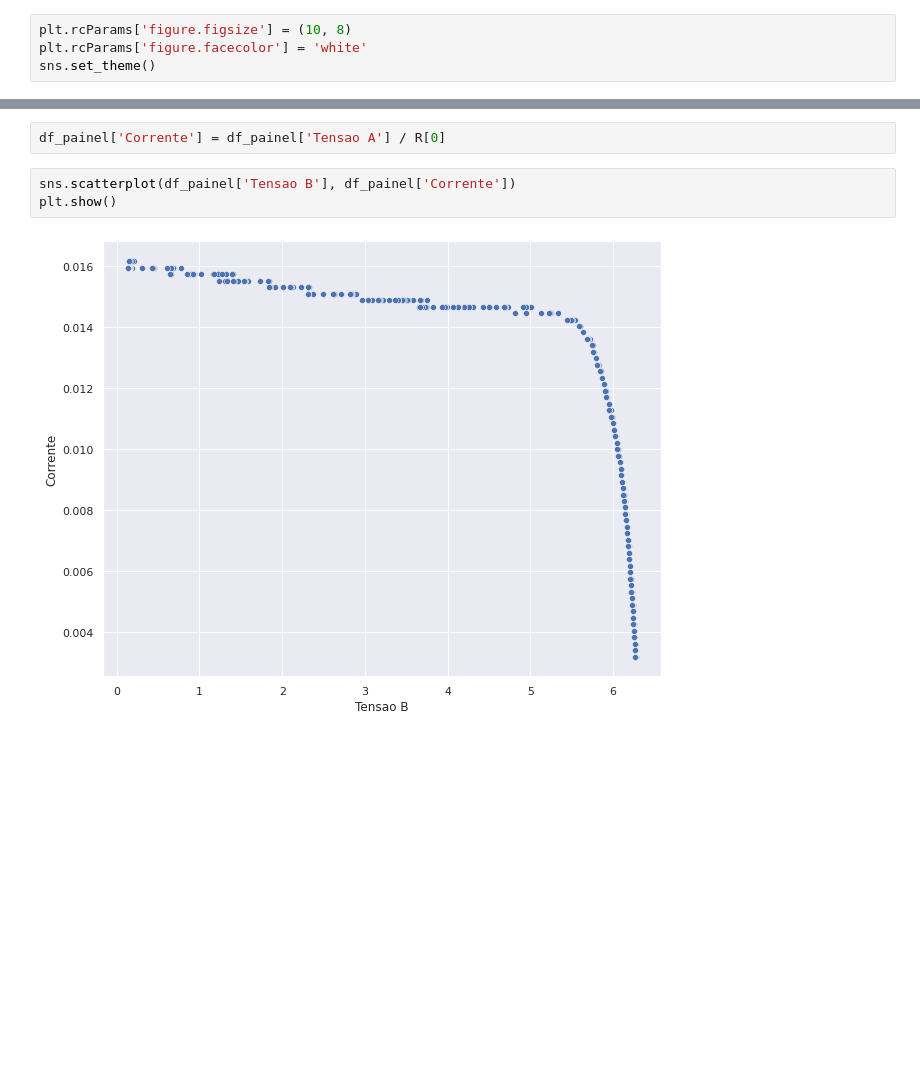
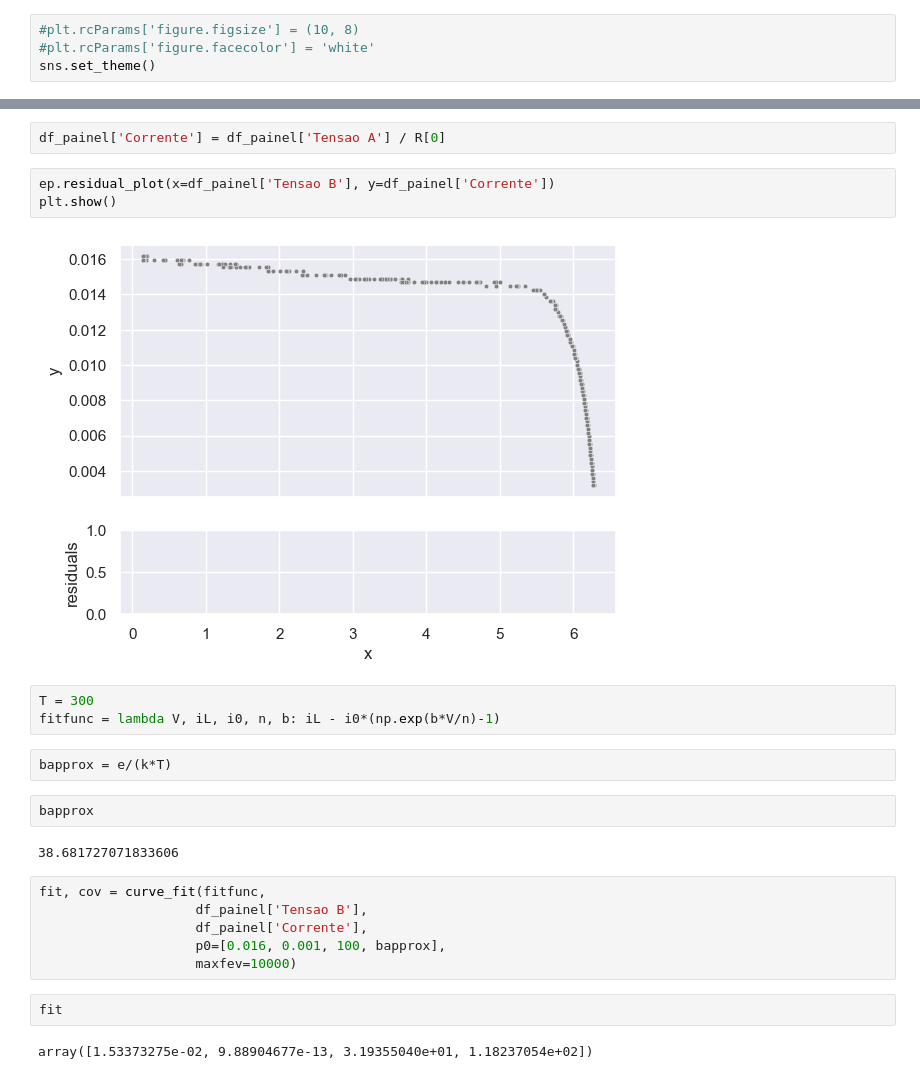
Before and after one commit to ivfreire/lab_3, a Jupyter notebook: Experimento 1/Atividade 3/análise.ipynb, the cells around one changed output, grey strips where cells are left out. Saved outputs shown, nothing was run; the diff lists cells and outputs as text; blank space fills up the shorter version.

```diff
--- a/Experimento 1/Atividade 3/análise.ipynb
+++ b/Experimento 1/Atividade 3/análise.ipynb
@@ -13,6 +13,6 @@ from scipy.constants import e, k
 # %%
-plt.rcParams['figure.figsize'] = (10, 8)
-plt.rcParams['figure.facecolor'] = 'white'
+#plt.rcParams['figure.figsize'] = (10, 8)
+#plt.rcParams['figure.facecolor'] = 'white'
 sns.set_theme()
 # %% [markdown]
 ## Diodo
@@ -154,7 +172,26 @@ R = 4.7, 0.05
 # %%
 df_painel['Corrente'] = df_painel['Tensao A'] / R[0]
 # %%
-sns.scatterplot(df_painel['Tensao B'], df_painel['Corrente'])
+ep.residual_plot(x=df_painel['Tensao B'], y=df_painel['Corrente'])
 plt.show()
 # %% [output]
-[figure, old version]
+[figure, new version]
+# %%
+T = 300
+fitfunc = lambda V, iL, i0, n, b: iL - i0*(np.exp(b*V/n)-1)
+# %%
+bapprox = e/(k*T)
+# %%
+bapprox
+# %% [output]
+38.681727071833606
+# %%
+fit, cov = curve_fit(fitfunc,
+                    df_painel['Tensao B'],
+                    df_painel['Corrente'],
+                    p0=[0.016, 0.001, 100, bapprox],
+                    maxfev=10000)
+# %%
+fit
+# %% [output]
+array([1.53373275e-02, 9.88904677e-13, 3.19355040e+01, 1.18237054e+02])
```
Also changed, not shown: parts of 11 cells of this notebook, 3 other files.
